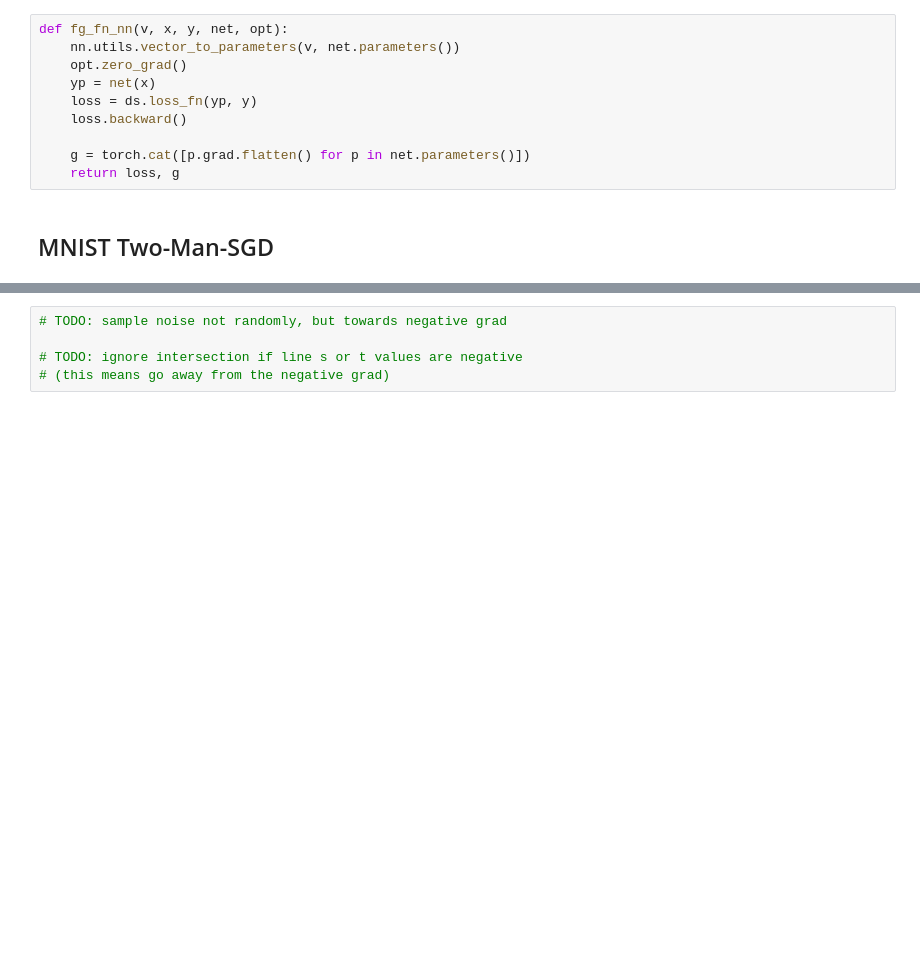
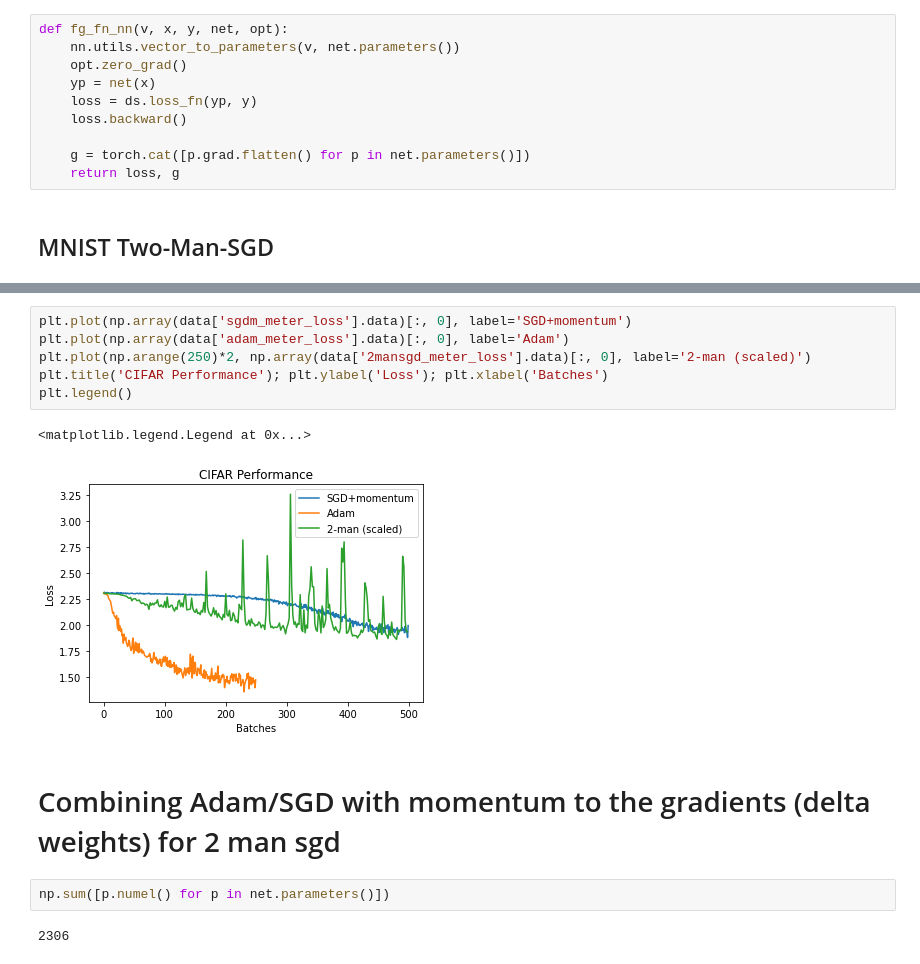
Before and after one commit to akarshkumar0101/ml-ideas, a Jupyter notebook: two_man_sgd.ipynb, the cells around one changed output, grey strips where cells are left out. Saved outputs shown, nothing was run; the diff lists cells and outputs as text; blank space fills up the shorter version.

```diff
--- a/two_man_sgd.ipynb
+++ b/two_man_sgd.ipynb
@@ -566,5 +484,15 @@ plt.legend()
-# %%
-# TODO: sample noise not randomly, but towards negative grad
-
-# TODO: ignore intersection if line s or t values are negative
-# (this means go away from the negative grad)
+# %%
+plt.plot(np.array(data['sgdm_meter_loss'].data)[:, 0], label='SGD+momentum')
+plt.plot(np.array(data['adam_meter_loss'].data)[:, 0], label='Adam')
+plt.plot(np.arange(250)*2, np.array(data['2mansgd_meter_loss'].data)[:, 0], label='2-man (scaled)')
+plt.title('CIFAR Performance'); plt.ylabel('Loss'); plt.xlabel('Batches')
+plt.legend()
+# %% [output]
+<matplotlib.legend.Legend at 0x...>
+[figure, added]
+# %% [markdown]
+# Combining Adam/SGD with momentum to the gradients (delta weights) for 2 man sgd
+# %%
+np.sum([p.numel() for p in net.parameters()])
+# %% [output]
+2306
```
Also changed, not shown: parts of 17 cells of this notebook, 1 other file.
